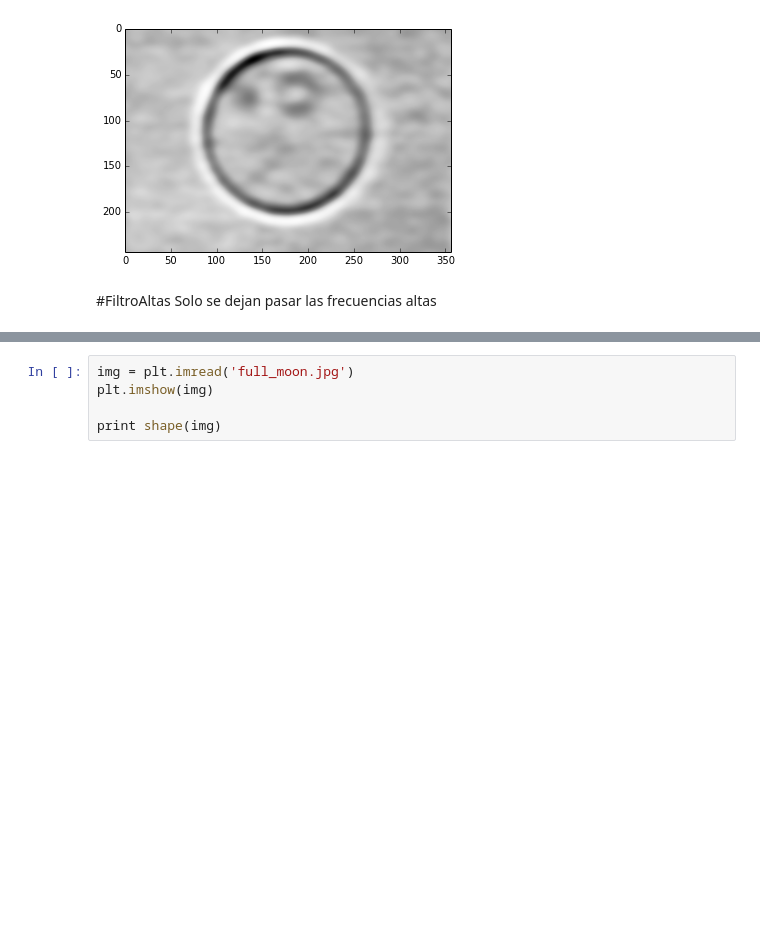
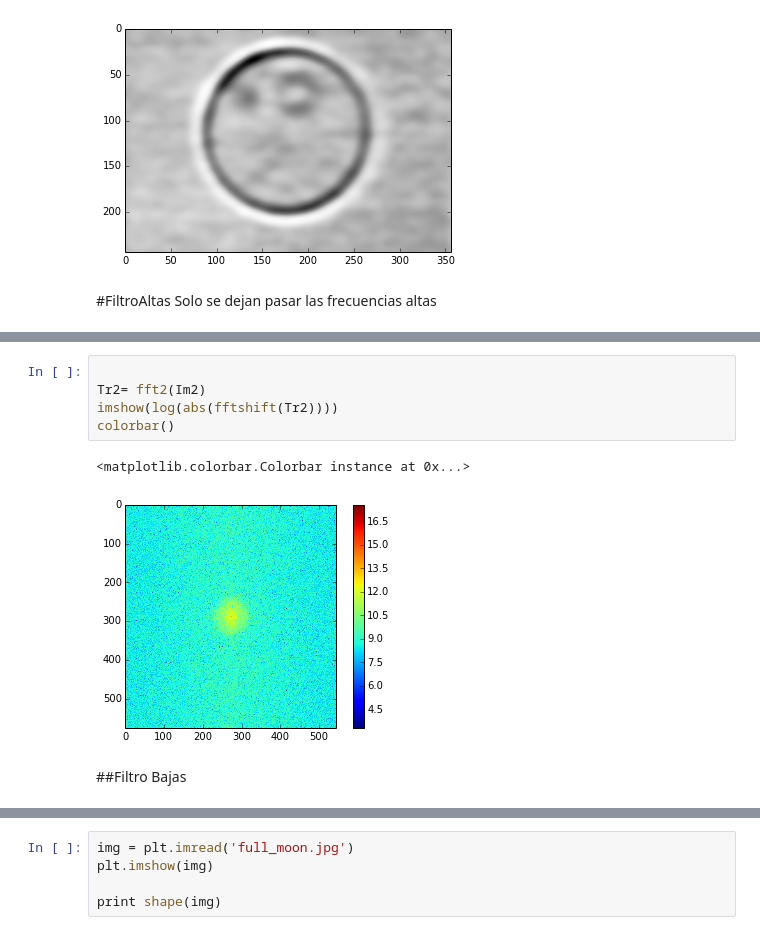
Before and after one commit to davidjadu/Jaramillo_Solano_hw5, a Jupyter notebook: FiltrandoImagen/FiltrandoImagen.ipynb, the cells around one changed output, grey strips where cells are left out. Cells and saved outputs as stored; diff of their text form; blank space fills up the shorter version.

```diff
--- a/FiltrandoImagen/FiltrandoImagen.ipynb
+++ b/FiltrandoImagen/FiltrandoImagen.ipynb
@@ -180,0 +75,10 @@ imshow(im1_fil,  cmap=matplotlib.cm.Greys_r)
+# %%
+
+Tr2= fft2(Im2)
+imshow(log(abs(fftshift(Tr2))))
+colorbar()
+# %% [output]
+<matplotlib.colorbar.Colorbar instance at 0x...>
+[figure, added]
+# %% [markdown]
+##Filtro Bajas
```
Also changed, not shown: parts of 26 cells of this notebook, 1 other file.
